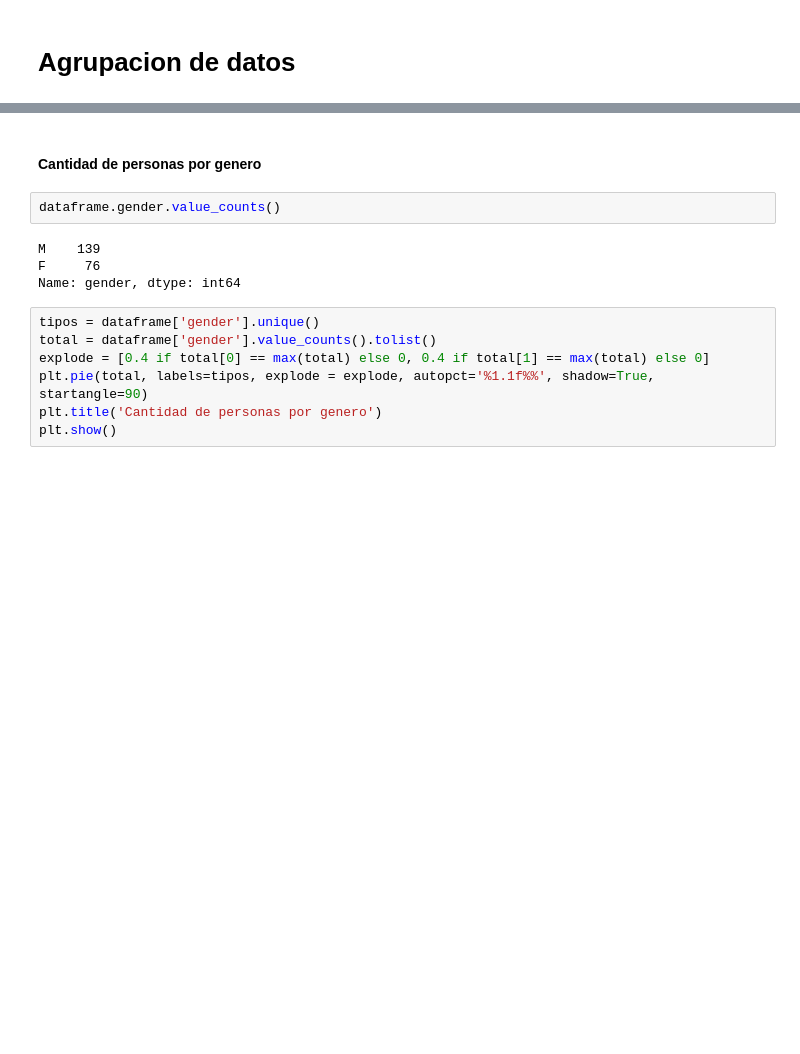
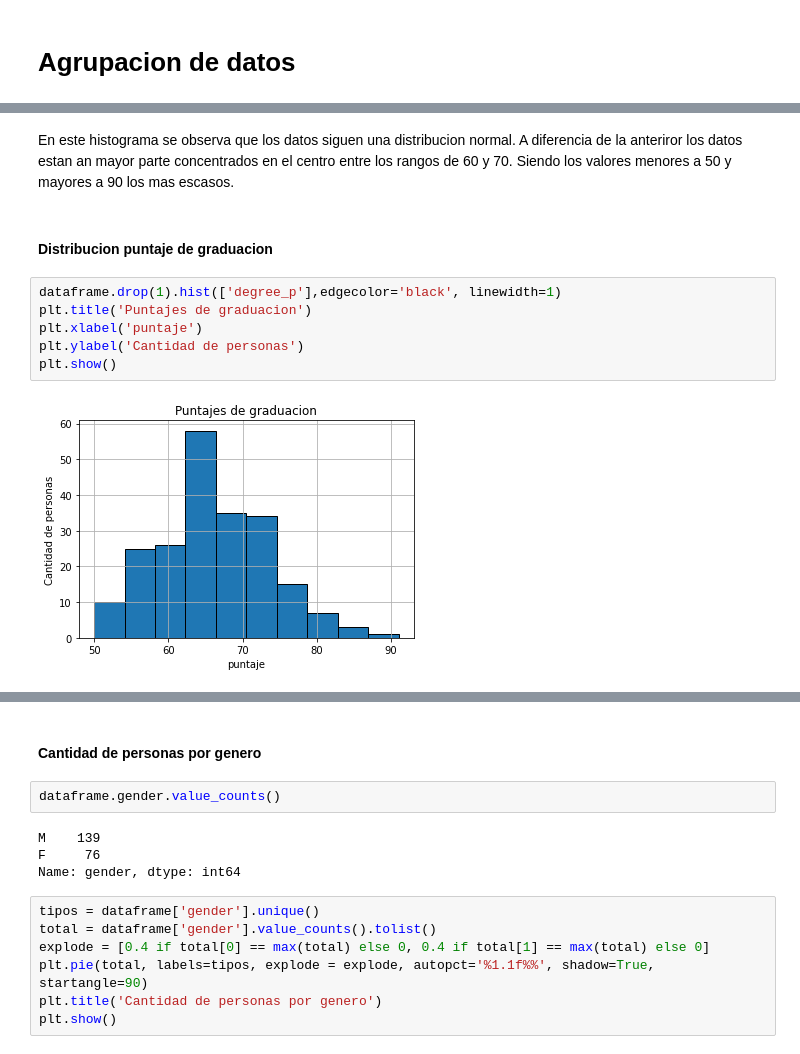
Before and after one commit to joseluissanmartin/Solemene1OE2, a Jupyter notebook: Solemne1_JoseLuisSanMartin.ipynb, the cells around one changed output, grey strips where cells are left out. Cells and saved outputs as stored; diff of their text form; blank space fills up the shorter version.

```diff
--- a/Solemne1_JoseLuisSanMartin.ipynb
+++ b/Solemne1_JoseLuisSanMartin.ipynb
@@ -382,0 +391,12 @@ dataframe.to_csv('Placement_Data_Full_Class_Clean.csv', index=False)
+# %% [markdown]
+En este histograma se observa que los datos siguen una distribucion normal. A diferencia de la anteriror los datos estan an mayor parte concentrados en el centro entre los rangos de 60 y 70. Siendo los valores menores a 50 y mayores a 90 los mas escasos.
+# %% [markdown]
+#### Distribucion puntaje de graduacion
+# %%
+dataframe.drop(1).hist(['degree_p'],edgecolor='black', linewidth=1)
+plt.title('Puntajes de graduacion')
+plt.xlabel('puntaje')
+plt.ylabel('Cantidad de personas')
+plt.show()
+# %% [output]
+[figure, added]
```
Also changed, not shown: parts of 36 cells of this notebook.
